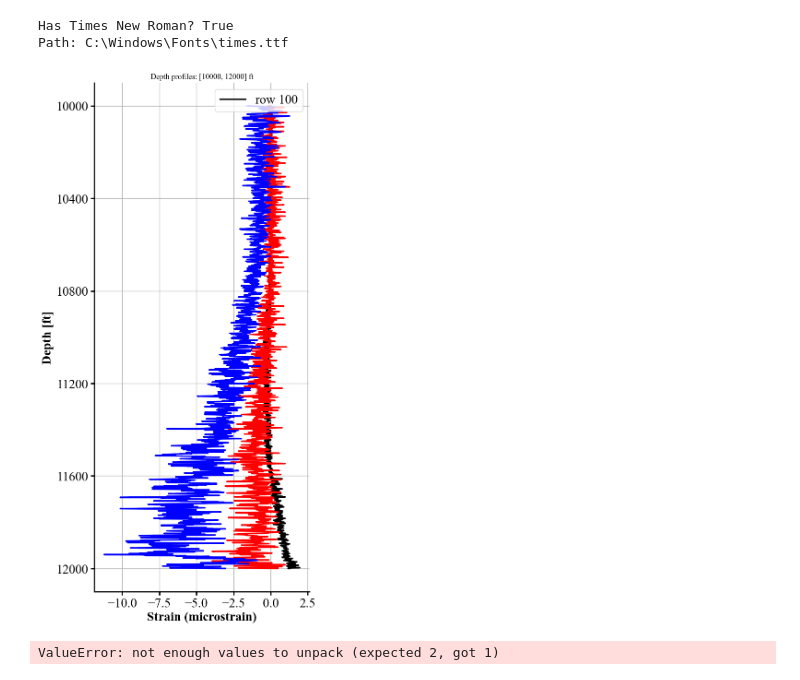
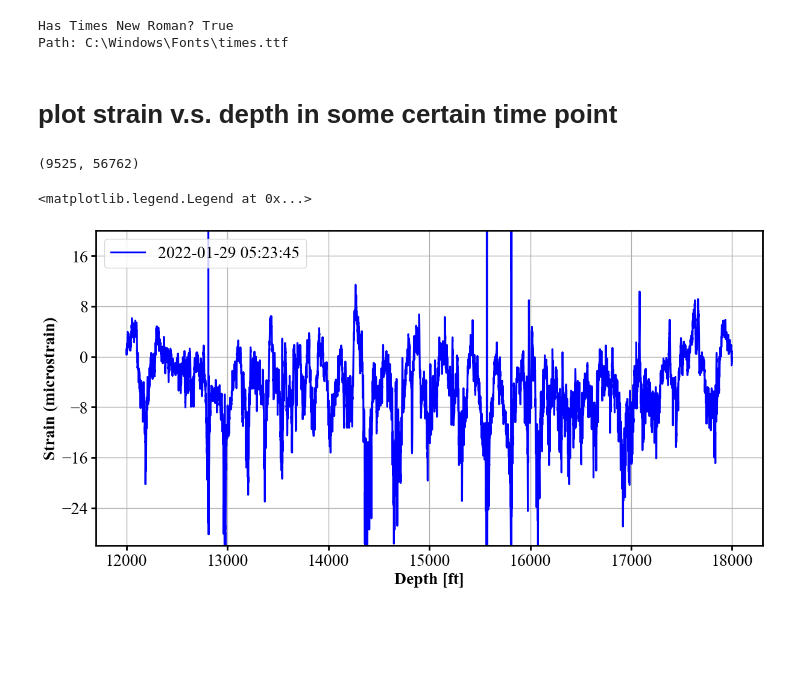
Before and after one commit to felix-mao-1516/plot-for-research-, a Jupyter notebook: plot.ipynb, the cells around one changed output. Saved outputs shown, nothing was run; the diff lists cells and outputs as text; code cells hidden in the pictures; blank space fills up the shorter version.

```diff
--- a/plot.ipynb
+++ b/plot.ipynb
@@ -38,41 +40,65 @@ print('Path:', path)  # 如果抛错 / 找不到，就表示系统没有该字
 # %% [output]
 Has Times New Roman? True
 Path: C:\Windows\Fonts\times.ttf
+# %% [markdown]
+# plot strain v.s. depth in some certain time point
 # %%
 %reload_ext autoreload
 %autoreload 2
 
 
 import h5py
+import pandas as pd
 from plot_style_new import make_standard_figure, plot_depth_profiles_in_window, decode_stamps_to_datetimeindex
 
 f1 = h5py.File('C:/Users/fengxiang.mao/Desktop/Devon data/HFTS-1_Devon/20220707/Evo 3 (refrac)/Neubrex_DSS_strain/Zgabay A14H - refrac - strain change.h5','r')
+# f1 = h5py.File('C:/Users/fengxiang.mao/Desktop/Devon data/HFTS-1_Devon/20220707/Evo 5 (POP)/Zgabay A14H - pop - strain change.h5','r')
+
 dstrain = (f1['data'])
 depth = (f1['depth'])
 date_plot = (f1['stamps'])
+
+print(dstrain.shape)  # (时间点数, 深度点数)
 
 # （可选）把 stamps 转为 DatetimeIndex，便于时间戳就近匹配
 stamps_idx = decode_stamps_to_datetimeindex(date_plot, fmt='%m/%d/%Y %H:%M:%S.%f') if date_plot is not None else None
 
 # 1) 用“行号”选多个时刻
-fig, ax = plot_depth_profiles_in_window(
-    dstrain, depth,
-    depth_min=10000, depth_max=12000,
-    times=[100, 500, 1500],                # 多个时刻（行号）
-    stamps_index=None,                      # 行号选时刻时不用传
-    depth_unit="ft", strain_unit="(microstrain)",
-    grid=True, legend='auto'                # 继承了 make_standard_figure 的风格与图例逻辑
-)
+# fig, ax = plot_depth_profiles_in_window(
+#     dstrain, depth,
+#     depth_min=12000, depth_max=16000,
+#     times=[5000, 5500],                # 多个时刻（行号）
+#     stamps_index=None,                      # 行号选时刻时不用传
+#     depth_unit="ft", strain_unit="(microstrain)",
+#     grid=True, legend='auto',                # 继承了 make_standard_figure 的风格与图例逻辑
+#     figsize = (12, 6)
+# )
+# # 用你自定义的文本覆盖
+# lines = [ln for ln in ax.get_lines() if ln.get_label() != '_nolegend_']
+# ax.legend(lines, ["line_5000", "line_5500"])   # 覆盖成你的自定义文本
+
 
 # 2) 用“时间戳”选多个时刻（需要 stamps_index）
 fig, ax = plot_depth_profiles_in_window(
-    depth,dstrain,
-    depth_min=8000, depth_max=9000,
-    times=["2022-03-14 20:59:38", "2022-03-14 21:10:00"],   # 多个时刻（时间字符串）
+    dstrain, depth,
+    depth_min=12000, depth_max=18000,
+    times=["2022-01-29 05:23:46"],
+    # times=["2022-01-22 10:02:02",
+    #        "2022-01-23 09:01:12",
+    #        "2022-01-24 04:30:21",
+    #        "2022-01-24 16:30:03",
+    #        "2022-01-26 03:00:20",
+    #        "2022-01-26 17:01:22",
+    #        "2022-01-27 10:14:25",],   # 多个时刻（时间字符串） #["2022-03-19 18:51:16", "2022-03-14 21:10:00"]
     stamps_index=stamps_idx,                                 # 传入时间索引以最近匹配
     depth_unit="ft", strain_unit="(microstrain)",
-    grid=True, legend='auto'
+    grid=True, legend='auto',
+    figsize = (12, 6)
 )
+ax.set_ylim(-30,20)
+ax.legend(loc='upper left')
+# ax.invert_yaxis()  # 深度轴反向
 # %% [output]
+(9525, 56762)
+<matplotlib.legend.Legend at 0x...>
-[figure, old version]
+[figure, new version]
-ValueError: not enough values to unpack (expected 2, got 1)
```
Also changed, not shown: parts of 5 cells of this notebook, 3 other files.
